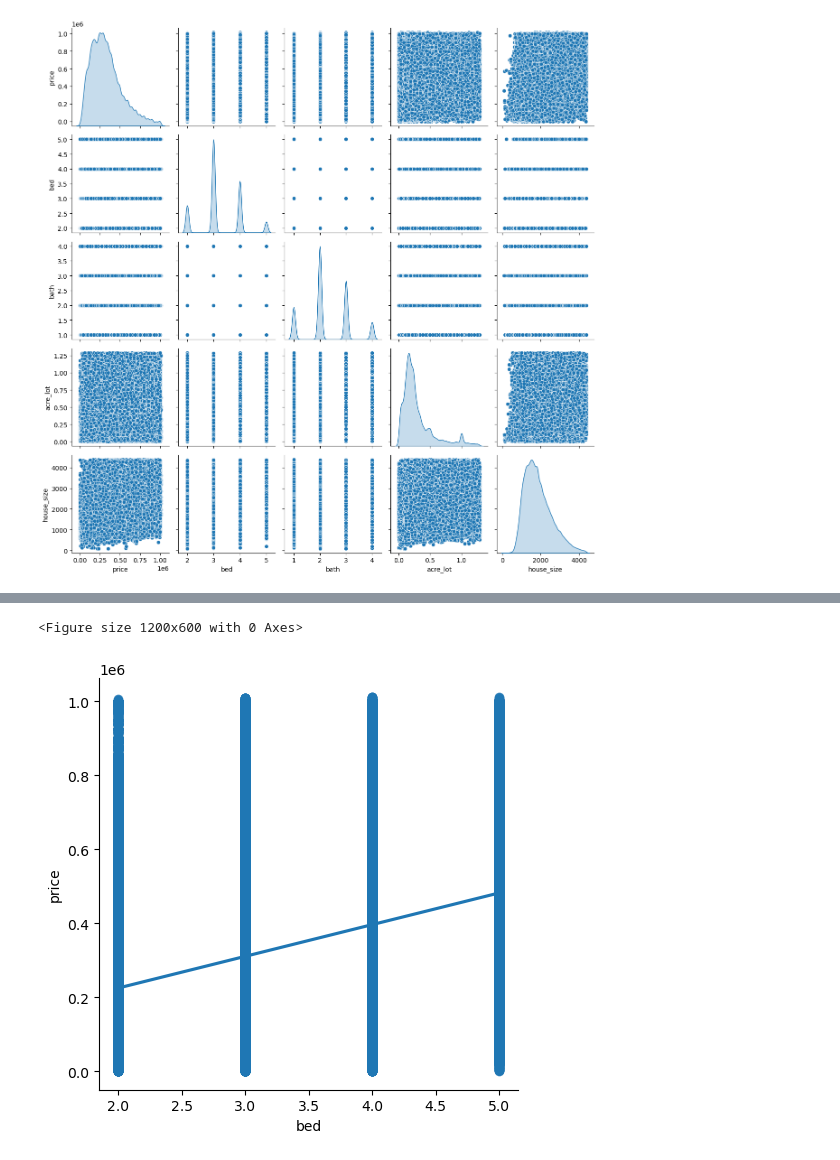
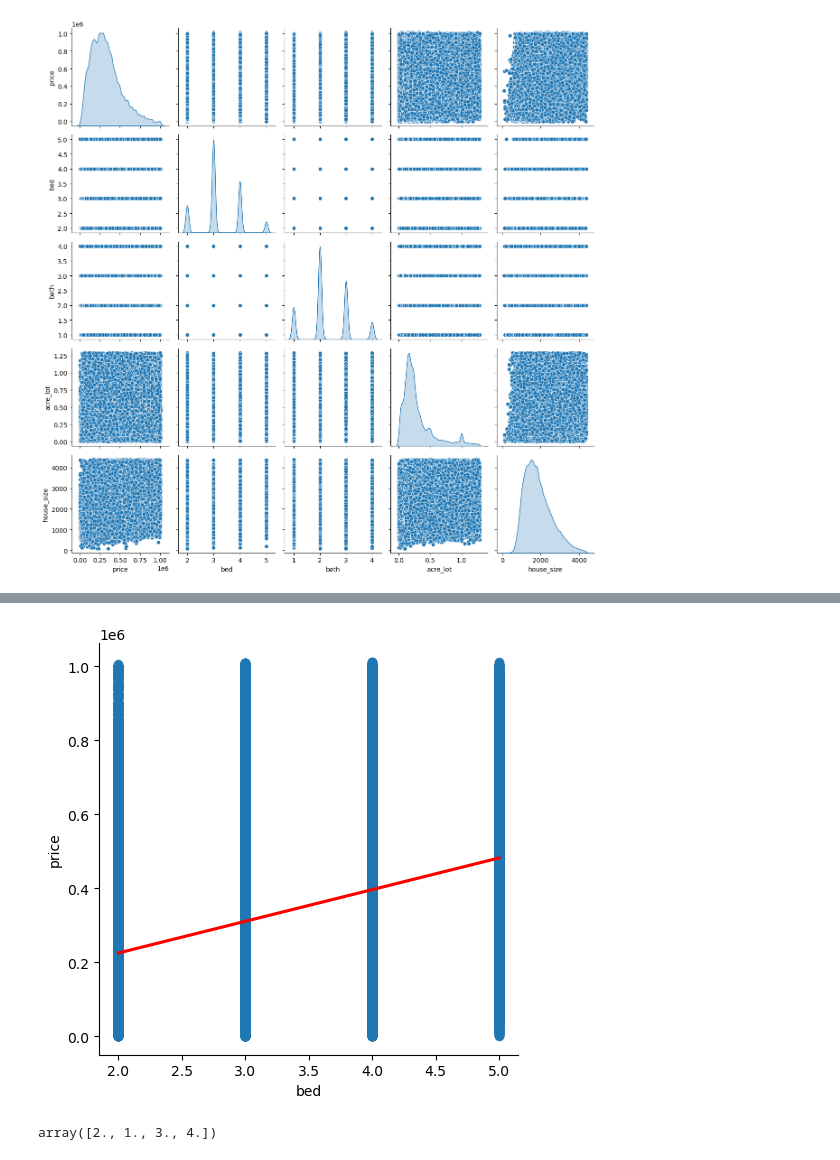
Before and after one commit to PM696/SpringboardBootCamp_DataScience, a Jupyter notebook: Capstone_Two_Data_Wrangling-main/EDA_Price_prediction_CapstoneTwo.ipynb, the cells around one changed output, grey strips where cells are left out. Drawn from its saved outputs; the diff is of its cells as text; code cells hidden in the pictures.

```diff
--- a/Capstone_Two_Data_Wrangling-main/EDA_Price_prediction_CapstoneTwo.ipynb
+++ b/Capstone_Two_Data_Wrangling-main/EDA_Price_prediction_CapstoneTwo.ipynb
@@ -181,7 +196,10 @@ sns.heatmap(data2_numeric.corr(), annot=True)
 # %%
-plt.figure(figsize=(12, 6))
+
 sns.lmplot(x='bed',y='price',data=data2, line_kws={'color': 'red'})
 plt.show();
 # %% [output]
-<Figure size 1200x600 with 0 Axes>
-[figure, old version]
+[figure, new version]
+# %%
+data2.bath.unique()
+# %% [output]
+array([2., 1., 3., 4.])
```
Also changed, not shown: parts of 14 cells of this notebook.
